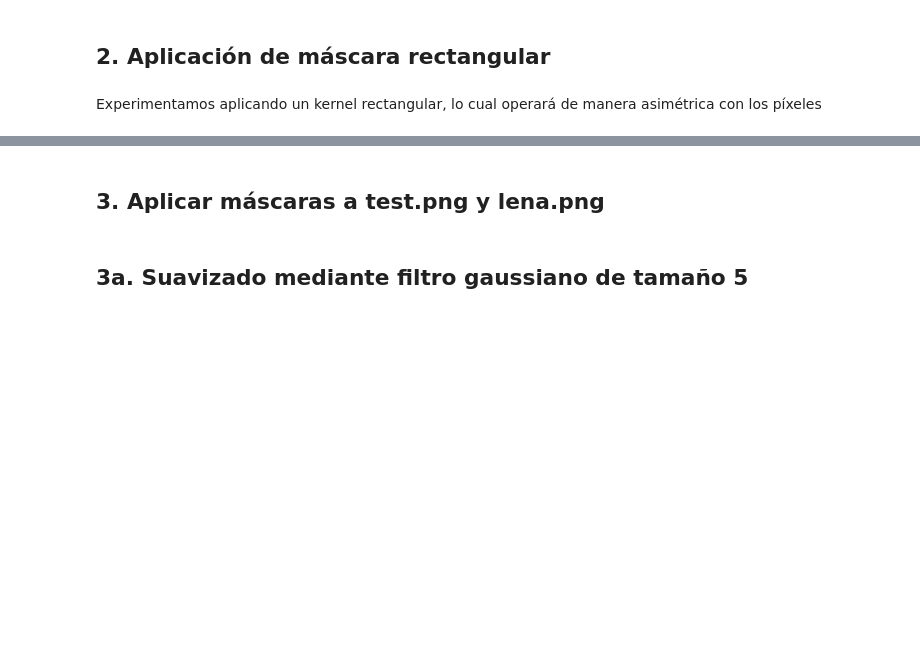
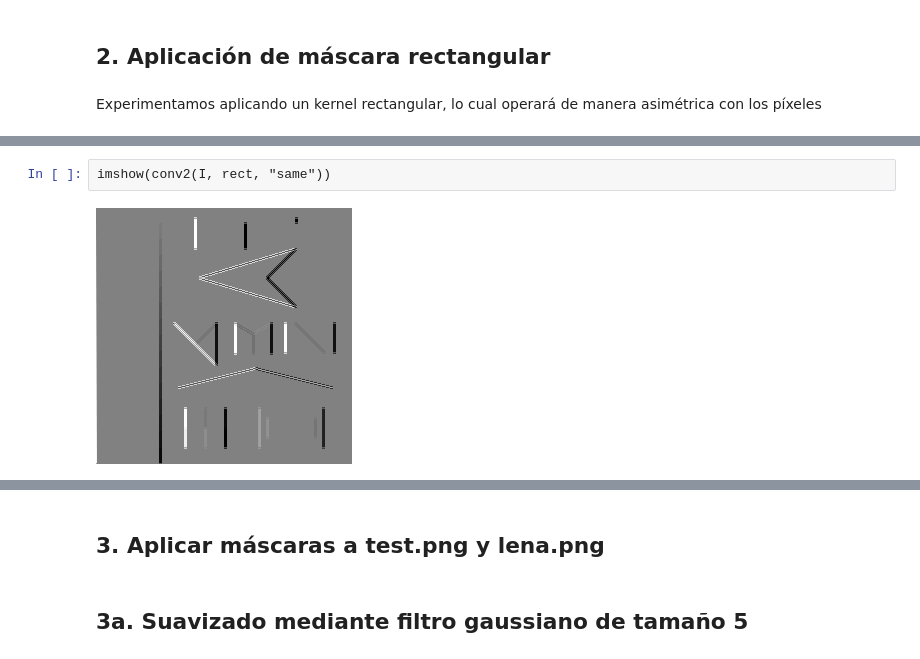
Before and after one commit to munshkr/vc-2018-2c, a Jupyter notebook: practicas/P3_Ruidos_y_filtros.ipynb, the cells around one changed output, grey strips where cells are left out. Saved outputs shown, nothing was run; the diff lists cells and outputs as text; blank space fills up the shorter version.

```diff
--- a/practicas/P3_Ruidos_y_filtros.ipynb
+++ b/practicas/P3_Ruidos_y_filtros.ipynb
@@ -127,0 +132,4 @@ I = imread("img/puertita.jpg");
+# %%
+imshow(conv2(I, rect, "same"))
+# %% [output]
+[figure, added]
```
Also changed, not shown: parts of 8 cells of this notebook.
